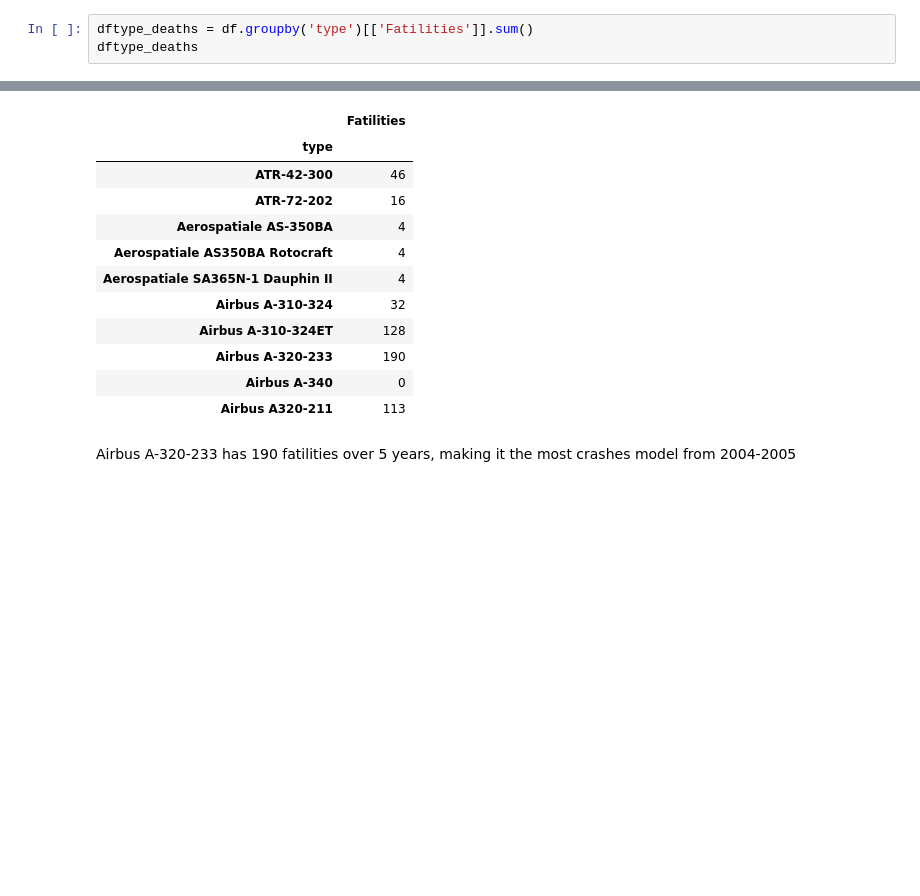
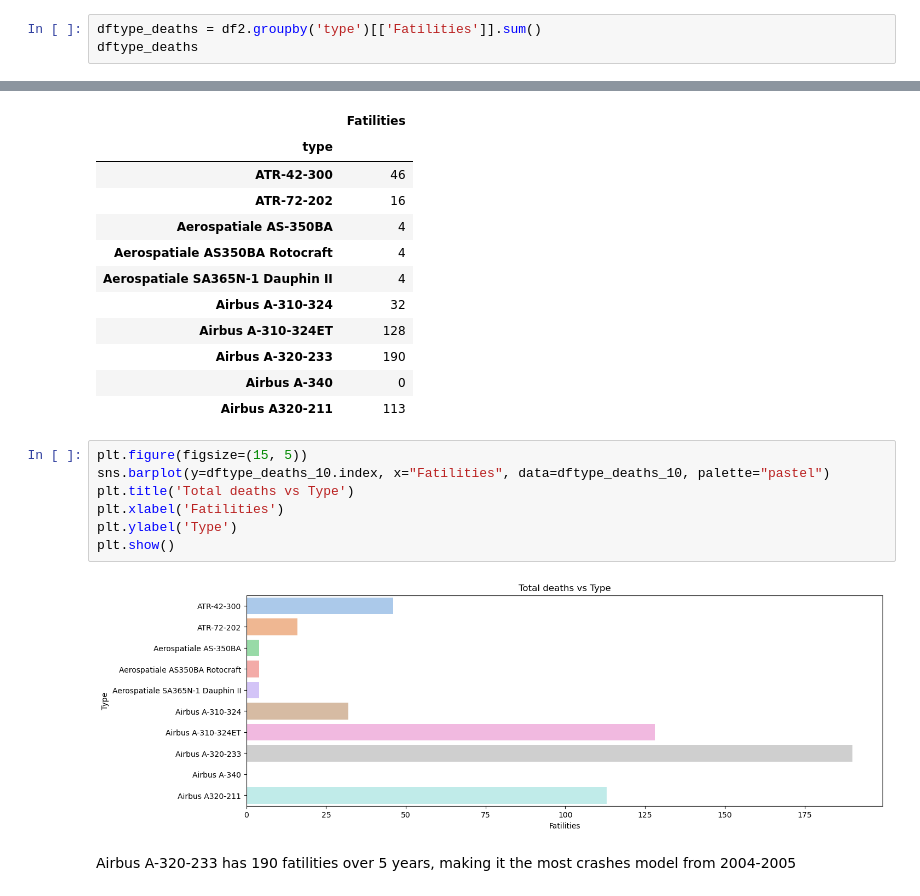
Before and after one commit to raghavbhagria/data-analysis, a Jupyter notebook: notebooks/group_analysis.ipynb, the cells around one changed output, grey strips where cells are left out. Saved outputs shown, nothing was run; the diff lists cells and outputs as text; blank space fills up the shorter version.

```diff
--- a/notebooks/group_analysis.ipynb
+++ b/notebooks/group_analysis.ipynb
@@ -134,7 +141,7 @@ The maximum number of fatilities were incurred to airfrance with fatilites being
 # %% [markdown]
 #### To conclude I wanted to know which model was the one that crashed the most so,I grouped the type and fatilities togther, Found out the top 10 and then concluded the following:
 # %%
-dftype_deaths = df.groupby('type')[['Fatilities']].sum()
+dftype_deaths = df2.groupby('type')[['Fatilities']].sum()
 dftype_deaths
 # %% [output]
 |  | Fatilities |
@@ -168,6 +175,15 @@ dftype_deaths_10
 | Airbus A-320-233 | 190 |
 | Airbus A-340 | 0 |
 | Airbus A320-211 | 113 |
+# %%
+plt.figure(figsize=(15, 5))
+sns.barplot(y=dftype_deaths_10.index, x="Fatilities", data=dftype_deaths_10, palette="pastel")
+plt.title('Total deaths vs Type')
+plt.xlabel('Fatilities')
+plt.ylabel('Type')
+plt.show()
+# %% [output]
+[figure, added]
 # %% [markdown]
 Airbus A-320-233 has 190 fatilities over 5 years, making it the most crashes model from 2004-2005
 # %% [markdown]
```
Also changed, not shown: parts of 5 cells of this notebook, 5 other files.
